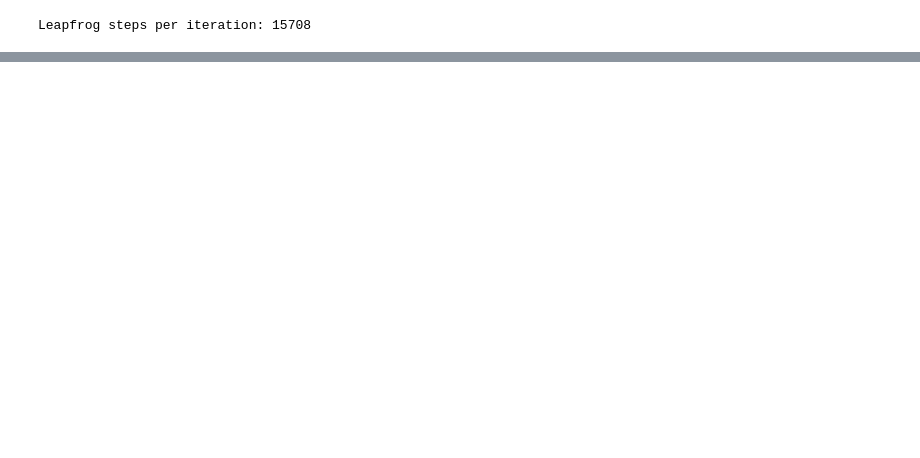
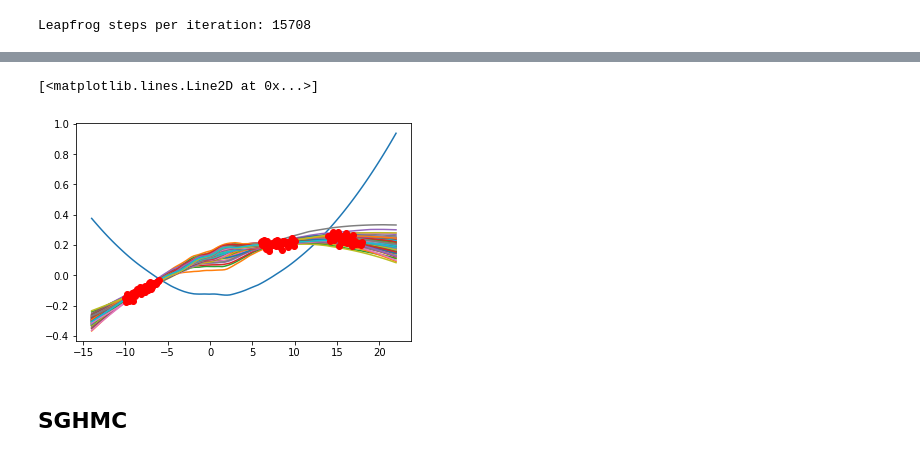
Before and after one commit to izmailovpavel/google-research, a Jupyter notebook: bnn_hmc/notebooks/synthetic_regression_hmc.ipynb, the cells around one changed output, grey strips where cells are left out. Saved outputs shown, nothing was run; the diff lists cells and outputs as text; code cells hidden in the pictures; blank space fills up the shorter version.

Commit message:
add SGHMC and a notebook with a test on Gaussian distribution

```diff
--- a/bnn_hmc/notebooks/synthetic_regression_hmc.ipynb
+++ b/bnn_hmc/notebooks/synthetic_regression_hmc.ipynb
@@ -385,0 +193,32 @@ a,b,c = zip(*[[1, "a", 0.1], [2, "b", 0.2], [3, "c", 0.3]])
+# %%
+lr_schedule = train_utils.make_cosine_lr_schedule_with_burnin(3.e-8, 3.e-8, 1)
+optimizer = sgmcmc.sgld_gradient_update(lr_schedule, 0)
+# %%
+param_seed = 0
+params, net_state = net.init(jax.random.PRNGKey(param_seed), (f, None), True)
+params = resample_params(param_seed, params, std=0.05)
+# %%
+sgmcmc_train_epoch = train_utils.make_sgd_train_epoch(
+    net_apply, log_likelihood_fn, log_prior_fn, optimizer, num_batches=1)
+# %%
+num_iterations = 100000
+all_test_preds = []
+key = jax.random.PRNGKey(0)
+key = jax.random.split(key, num_devices)
+save_freq = 1000
+
+for iteration in tqdm.tqdm(range(num_iterations)):
+    params, net_state, opt_state, logprob_avg, key = sgmcmc_train_epoch(
+        params, net_state, opt_state, train_set, key)
+    if iteration % save_freq == 0:
+        test_predictions = onp.asarray(
+              predict_fn(net_apply, params, net_state, test_set))
+        all_test_preds.append(test_predictions)
+# %%
+for pred in all_test_preds:#[::10][4:]:
+    plt.plot(x_, pred[0, :, 0])
+
+plt.plot(x, y, "ro")
+# %% [output]
+[<matplotlib.lines.Line2D at 0x...>]
+[figure, added]
@@ -385,0 +228,2 @@ a,b,c = zip(*[[1, "a", 0.1], [2, "b", 0.2], [3, "c", 0.3]])
+# %% [markdown]
+## SGHMC
```
Also changed, not shown: parts of 56 cells of this notebook, 2 other files.
